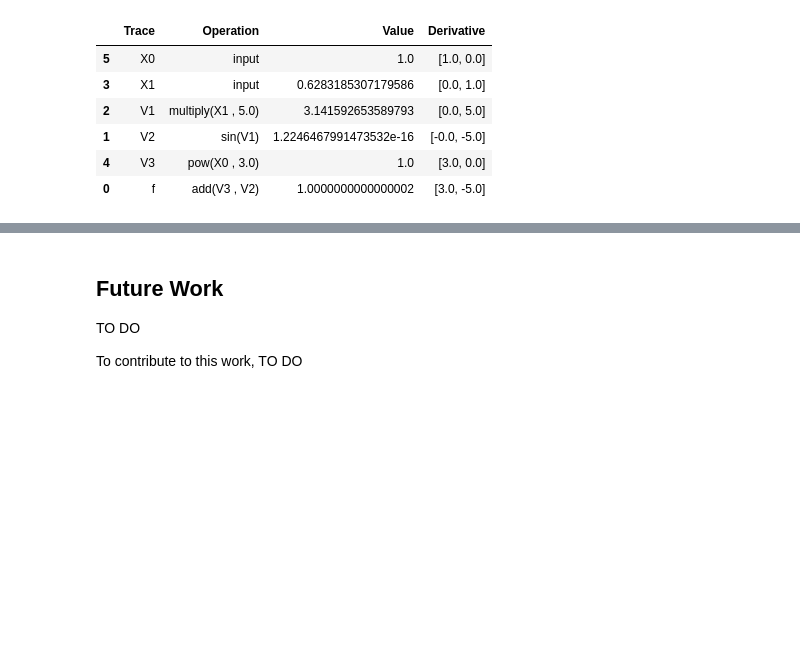
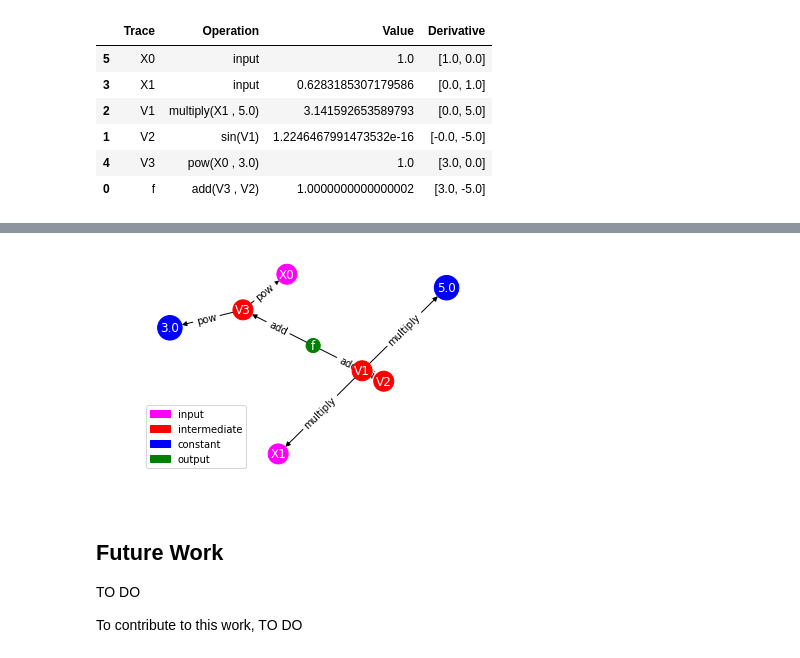
Before and after one commit to tamilselvanarjun/auto-ed, a Jupyter notebook: DeveloperDocumentation.ipynb, the cells around one changed output, grey strips where cells are left out. Drawn from its saved outputs; the diff is of its cells as text; code cells hidden in the pictures; blank space fills up the shorter version.

```diff
--- a/DeveloperDocumentation.ipynb
+++ b/DeveloperDocumentation.ipynb
@@ -505,0 +521,4 @@ TO DO
+# %%
+fig4 = ADgraph.draw_graph_rev(f)
+# %% [output]
+[figure, added]
```
Also changed, not shown: parts of 7 cells of this notebook.
